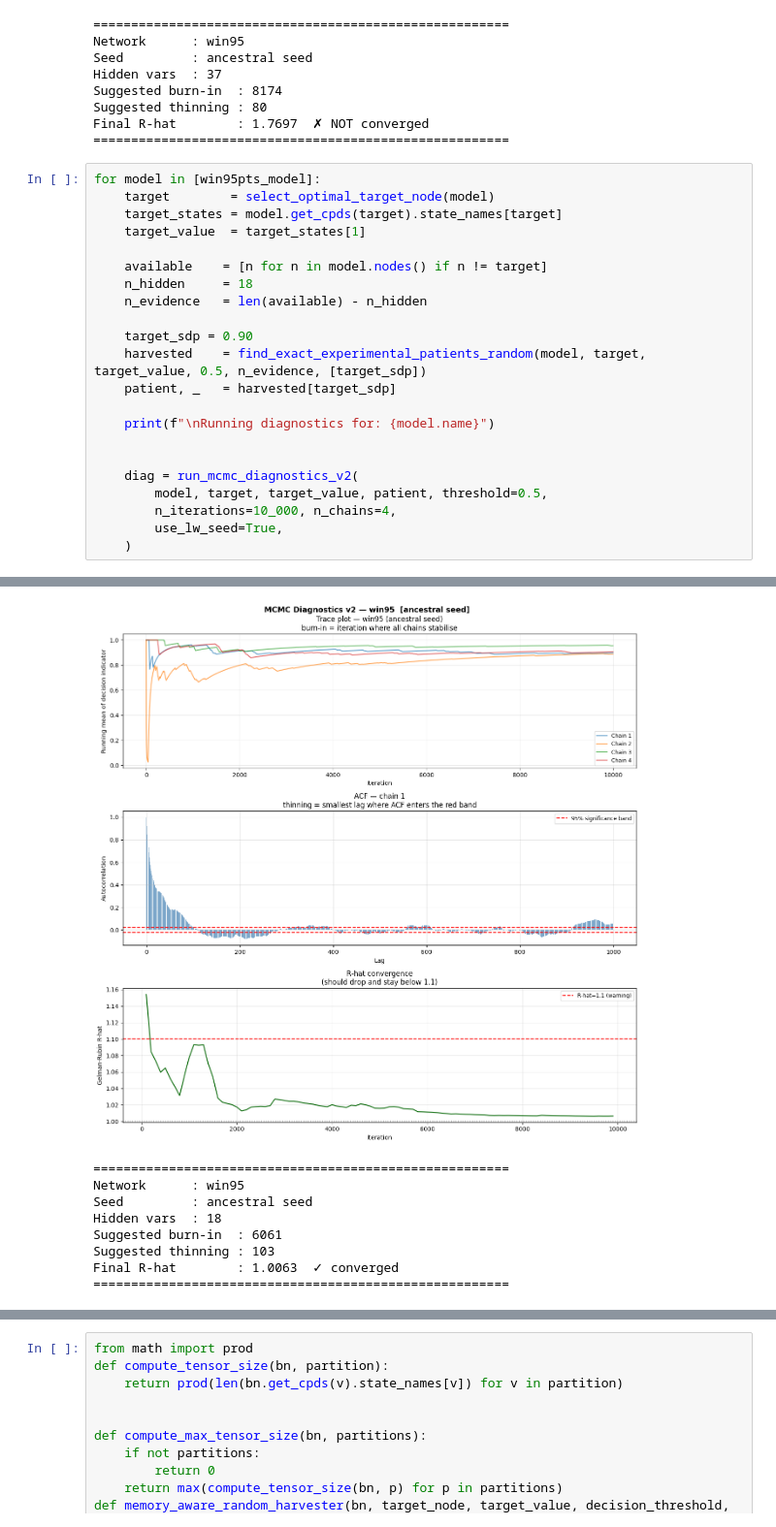
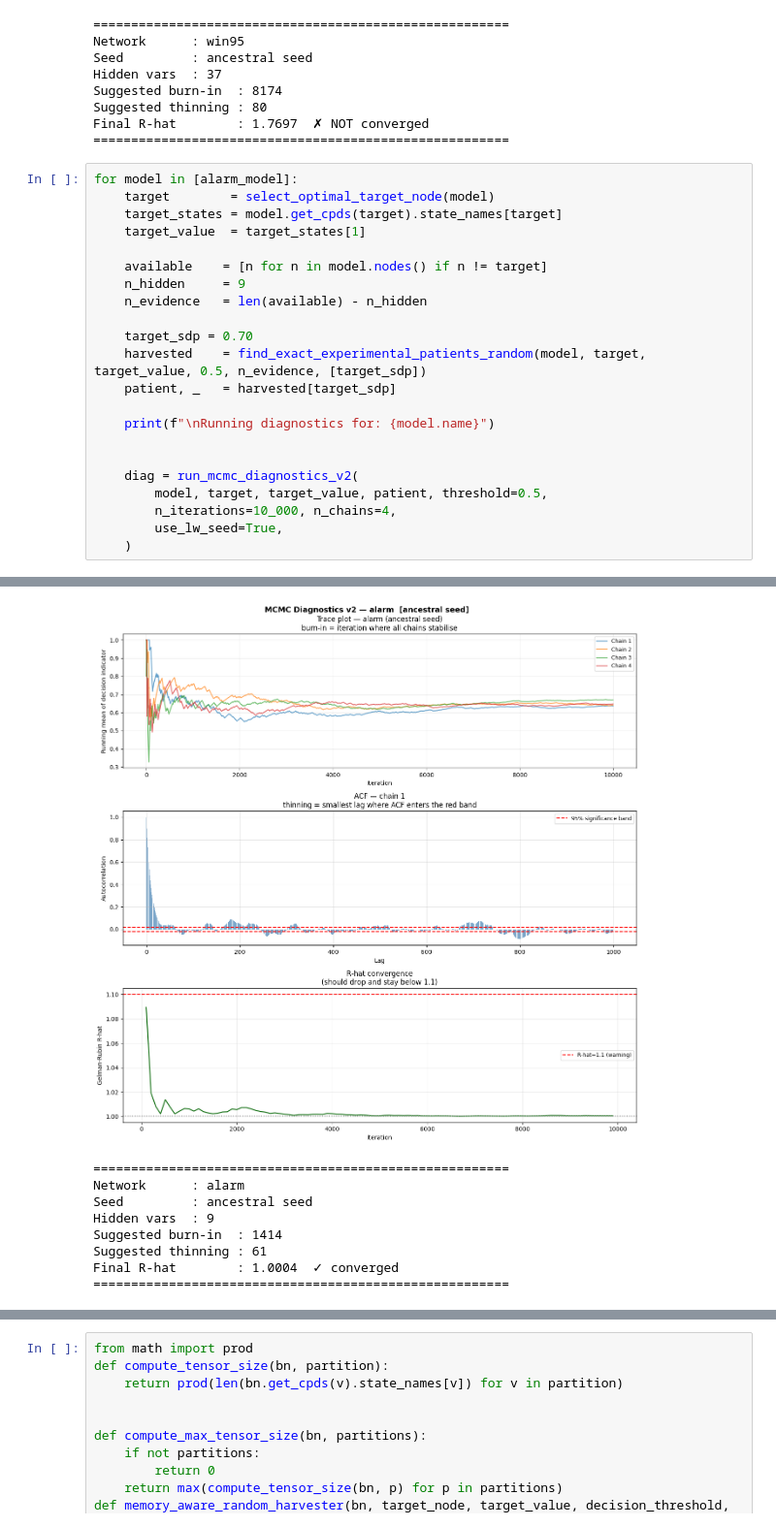
Before and after one commit to jpafcampos/explaining-BNs, a Jupyter notebook: src/mcmc_sanity_check.ipynb, the cells around one changed output, grey strips where cells are left out. Shown at 97% size. Drawn from its saved outputs; the diff is of its cells as text.

```diff
--- a/src/mcmc_sanity_check.ipynb
+++ b/src/mcmc_sanity_check.ipynb
@@ -549,16 +549,16 @@ Suggested thinning : 80
 Final R-hat        : 1.7697  ✗ NOT converged
 =======================================================
 # %%
-for model in [win95pts_model]:
+for model in [alarm_model]:
     target        = select_optimal_target_node(model)
     target_states = model.get_cpds(target).state_names[target]
     target_value  = target_states[1]
 
     available    = [n for n in model.nodes() if n != target]
-    n_hidden     = 18
+    n_hidden     = 9
     n_evidence   = len(available) - n_hidden
 
-    target_sdp = 0.90
+    target_sdp = 0.70
     harvested    = find_exact_experimental_patients_random(model, target, target_value, 0.5, n_evidence, [target_sdp])
     patient, _   = harvested[target_sdp]
 
@@ -584,10 +592,10 @@ Running diagnostics for: win95
-[figure, old version]
+[figure, new version]
 =======================================================
-Network      : win95
+Network      : alarm
 Seed         : ancestral seed
-Hidden vars  : 18
-Suggested burn-in  : 6061
-Suggested thinning : 103
-Final R-hat        : 1.0063  ✓ converged
+Hidden vars  : 9
+Suggested burn-in  : 1414
+Suggested thinning : 61
+Final R-hat        : 1.0004  ✓ converged
 =======================================================
 # %%
```
Also changed, not shown: parts of 4 cells of this notebook, 7 other files.
